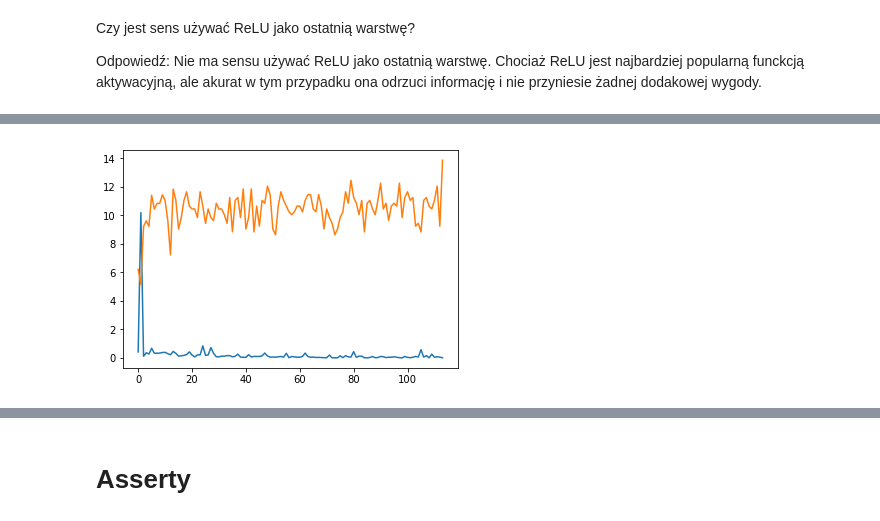
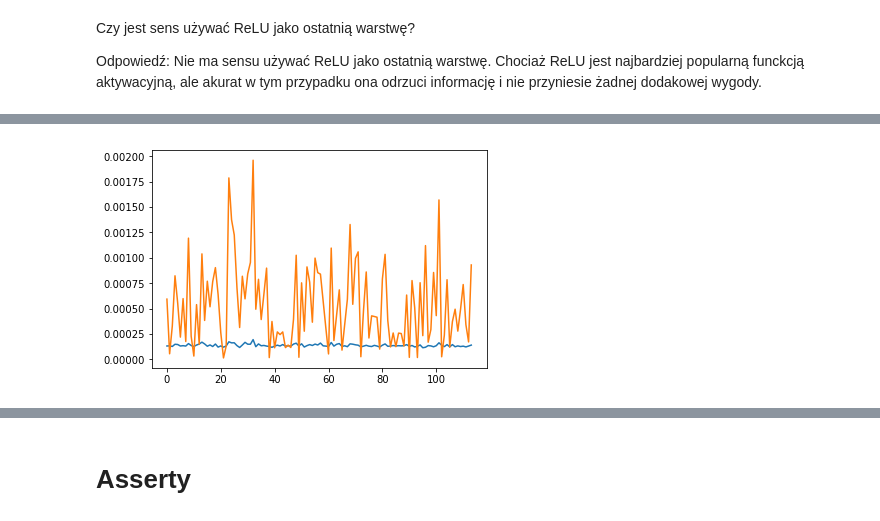
Before and after one commit to anyashka/MachineLearningUJ, a Jupyter notebook: L10c.ipynb, the cells around one changed output, grey strips where cells are left out. Saved outputs shown, nothing was run; the diff lists cells and outputs as text; code cells hidden in the pictures.

```diff
--- a/L10c.ipynb
+++ b/L10c.ipynb
@@ -91,7 +95,7 @@ class ReLU(Layer):
         return np.maximum(0, input)
 
     def backward_pass(self, input, output_grad):
-        return np.multiply(output_grad, (np.asmatrix(input) > 0)), None
+         return np.multiply(output_grad, (np.asmatrix(input) > 0)), None
 
 class Sigmoid(Layer):
 
@@ -133,7 +137,7 @@ class Dense(Layer):
         input = np.hstack((np.ones((input.shape[0], 1)), input))
         weight_grad = np.dot(input.T, output_grad)
         input_grad = np.dot(output_grad, self.weights.T)
-        return input_grad[:,1:], weight_grad.flat
+        return input_grad[:,1:], np.array(weight_grad.flat)
 
     def update_weights(self, delta_weights):
         # Ćwiczenie 8 - monitorowanie normy wektora delta_weights
@@ -288,8 +290,7 @@ class Network():
                 output = next_input
             else:
                 inps.append(next_input)
-        #make output binary
-        output = np.asmatrix(output) > 0.5
+
         return inps, output
 
     def _backward_pass(self, inps, grad):
@@ -299,9 +300,8 @@ class Network():
         back_layers = list(reversed(self.layers))
         output_grad = grad
         for i, layer in enumerate(back_layers):
-            if (i != 0):
-                output_grad, weights = layer.backward_pass(back_inps[i], output_grad)
-                layer_grads.append(weights)
+            output_grad, weights = layer.backward_pass(back_inps[i], output_grad)
+            layer_grads.append(weights)
         layer_grads = list(reversed(layer_grads))
         return layer_grads
 
@@ -319,8 +319,12 @@ class Network():
 # %%
 # Ćwiczenie 4
 from sklearn.metrics import accuracy_score
+
+def acc(y_true, y_pred):
+    return accuracy_score(y_true > 0.5, y_pred > 0.5)
+
 n = 100
-network = Network(MSE(), GD(0.1), [accuracy_score])
+network = Network(MSE(), GD(0.1), [acc])
 network.add(Dense(X_train.shape[1] , n))
 network.add(Sigmoid())
 network.add(Dense(n, 1))
@@ -442,7 +404,7 @@ import matplotlib.pyplot as plt
 
 n = 100
 def trainNetworkVanGrad(dense_layers):
-    network = Network(MSE(), GD(0.01), [accuracy_score])
+    network = Network(MSE(), GD(0.01), [acc])
 
     activity_layer = Sigmoid()
     for d_layer in dense_layers:
@@ -466,4 +428,4 @@ Epoch 1
-[figure, old version]
+[figure, new version]
 # %%
 dense_layers_6 = [Dense(X_train.shape[1] , n), Dense(n, n), Dense(n, n), Dense(n, n), Dense(n, n), Dense(n, 1)]
 trainNetworkVanGrad(dense_layers_6)
```
Also changed, not shown: parts of 13 cells of this notebook, 1 other file.
